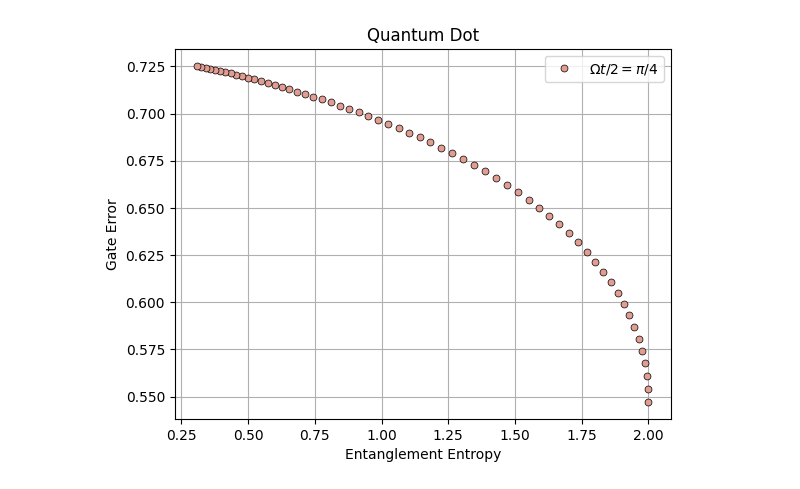
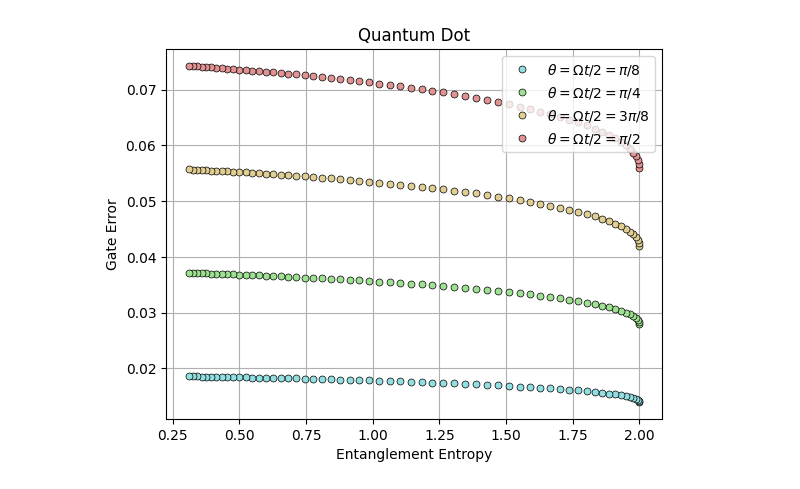
Before and after one commit to minidas/Entanglement-Induced-Resilience-of-Quantum-Dynamics, a Jupyter notebook: Quantum_dot_qutip.ipynb, the cells around one changed output. Drawn from its saved outputs; the diff is of its cells as text; code cells hidden in the pictures.

```diff
--- a/Quantum_dot_qutip.ipynb
+++ b/Quantum_dot_qutip.ipynb
@@ -11,7 +11,7 @@ N=10
 d=2**N
 
 exact_model = Quantum_dot(np.pi/1e9)
-analog_model = analog_QD(exact_model, h=1e7,J=2e7, theta=0.05, DeltaE=2e8) #theta represents tan(theta) in the paper
+analog_model = analog_QD(exact_model, h=5e5,J=1e6, theta=0.05, DeltaE=2e8,epsilon=0.01) #theta represents tan(theta) in the paper
 
 def rank_k_haar_state(rank,seed=None):
     #initial qutip state
@@ -65,17 +65,22 @@ error_list = []
 for temperature in tqdm(range(60)):
     state = thermal_state((temperature)*0.008)
     entropy_list.append(RDM_entropy(state.full(),8)[-1]) #entropy of 8-qubit subsystem
-    error_list.append(analog_error(state,analog_model,np.linspace(0,5e-8 , 4)))
+    error_list.append(analog_error(state,analog_model,np.linspace(0,1e-7 , 5)))
 # %%
-plt.plot(entropy_list,np.array(error_list)[:,3],color='0.3', marker='o', markersize=5, mfc='#e19d92', mec='k', linestyle='', markeredgewidth=0.5,label=r'$\Omega t/2=\pi/4$')
+import matplotlib.pyplot as plt
+plt.plot(entropy_list,np.array(error_list)[:,1],color='0.3', marker='o', markersize=5, mfc="#92dee1", mec='k', linestyle='', markeredgewidth=0.5,label=r'$\theta=\Omega t/2=\pi/8$')
+plt.plot(entropy_list,np.array(error_list)[:,2],color='0.3', marker='o', markersize=5, mfc="#9fe192", mec='k', linestyle='', markeredgewidth=0.5,label=r'$\theta=\Omega t/2=\pi/4$')
+plt.plot(entropy_list,np.array(error_list)[:,3],color='0.3', marker='o', markersize=5, mfc="#e1ce92", mec='k', linestyle='', markeredgewidth=0.5,label=r'$\theta=\Omega t/2=3\pi/8$')
+plt.plot(entropy_list,np.array(error_list)[:,4],color='0.3', marker='o', markersize=5, mfc="#e19292", mec='k', linestyle='', markeredgewidth=0.5,label=r'$\theta=\Omega t/2=\pi/2$')
+
 # plt.plot(entropy_list,np.array(error_list)[:,2],color='0.3', marker='o', markersize=5, mfc='#f7c6c2', mec='k', linestyle='', markeredgewidth=0.5,label='t=1.0')
 # plt.plot(entropy_list,np.array(error_list)[:,1],color='0.3', marker='o', markersize=5, mfc='#fcd0cb', mec='k', linestyle='', markeredgewidth=0.5,label='t=0.5')
 plt.xlabel('Entanglement Entropy')
 plt.ylabel('Gate Error')
 plt.title('Quantum Dot')
-plt.legend()
+plt.legend(loc=1)
 plt.grid()
 plt.savefig('./Figures/QD_entropy_error.pdf',bbox_inches='tight',dpi=600)
 plt.show()
 # %% [output]
-[figure, old version]
+[figure, new version]
```
Also changed, not shown: 2 other files.
